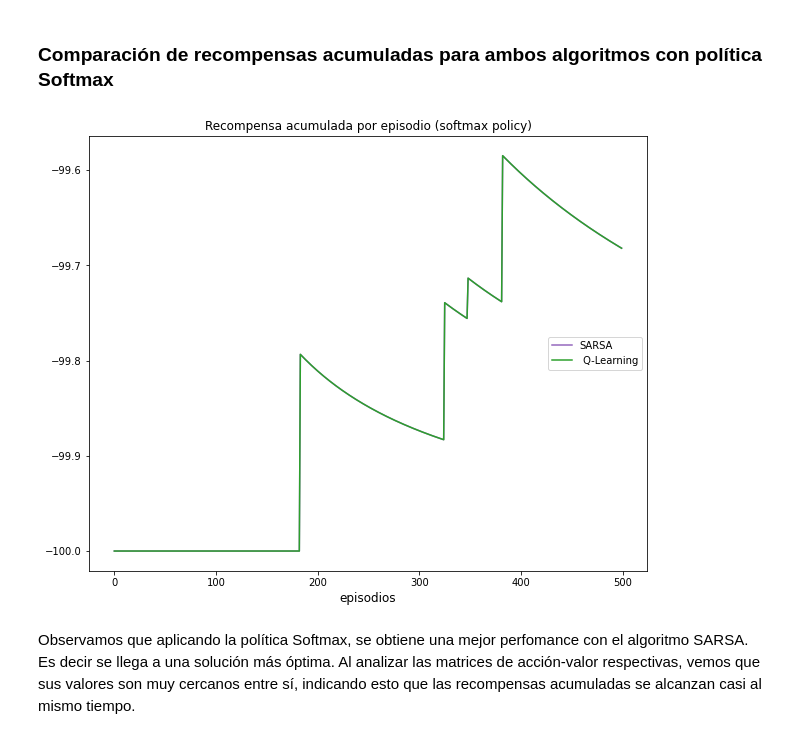
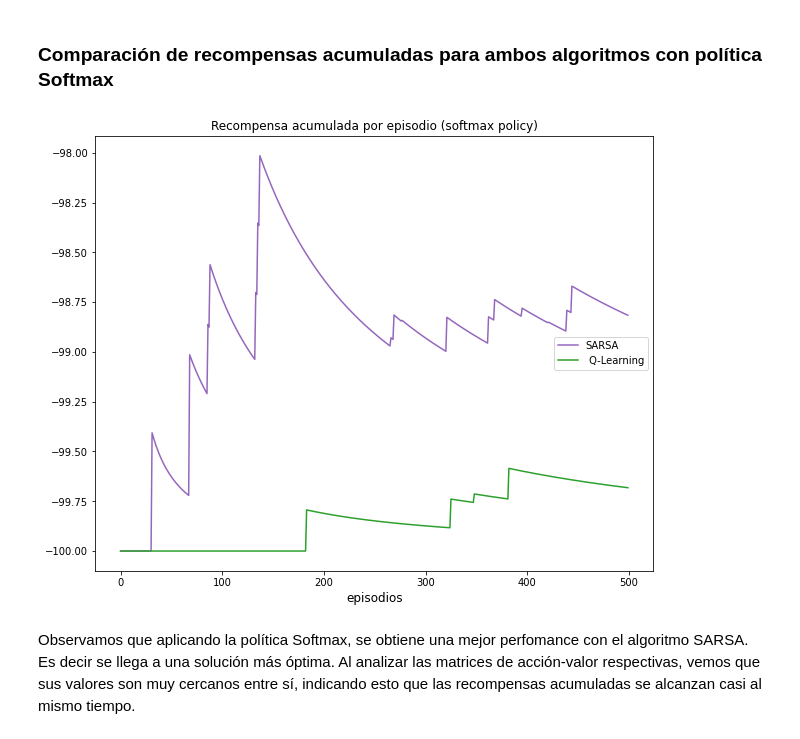
Before and after one commit to SebastianOrmaechea/Reinforcement-Learning, a Jupyter notebook: lab_2_intro_rl_SGO.ipynb, the cells around one changed output. Drawn from its saved outputs; the diff is of its cells as text; code cells hidden in the pictures.

```diff
--- a/lab_2_intro_rl_SGO.ipynb
+++ b/lab_2_intro_rl_SGO.ipynb
@@ -990,7 +971,7 @@ actions = range(env.action_space.n)
 random_state = np.random.RandomState(42)
 # %%
 #SARSA CON POLITICA SOFTMAX
-def run():
+def runSARSA_SF():
     """
     Runs the reinforcement learning agent with a given configuration.
     """
@@ -1039,5 +1020,5 @@ def run():
     return reward_of_episode.mean(), timesteps_of_episode, reward_of_episode
 # %%
 # Ejecutamos el agente
-avg_steps_per_episode, timesteps_ep, reward_ep = run()
+avg_steps_per_episode, timesteps_ep, reward_epSARSA_SF = runSARSA_SF()
 # %%
@@ -1093,7 +1074,7 @@ actions = range(env.action_space.n)
 # se declara una semilla aleatoria
 random_state = np.random.RandomState(42)
 # %%
-def run():
+def runQL_SF():
     """
     Runs the reinforcement learning agent with a given configuration.
     """
@@ -1142,6 +1123,6 @@ def run():
     return reward_of_episode.mean(), timesteps_of_episode, reward_of_episode
 # %%
 # Ejecutamos el agente
-avg_steps_per_episode, timesteps_ep, reward_ep = run()
+avg_steps_per_episode, timesteps_ep, reward_epQL_SF = runQL_SF()
 # %%
 # Graficamos el reward a lo largo de los episodios en forma acumulada
@@ -1192,14 +1163,14 @@ reward_per_episode42 = [acumulated_rewards[i] / episode_number[i] for i in range
 # %%
 fig = plt.figure(figsize=(10,8))
 ax = fig.subplots(1,1)
-ax.plot(reward_per_episode41, color = 'tab:purple', label="SARSA")
-ax.plot(reward_per_episode42, color = 'tab:green', label=" Q-Learning")
+ax.plot(reward_per_episode(reward_epSARSA_SF), color = 'tab:purple', label="SARSA")
+ax.plot(reward_per_episode(reward_epQL_SF), color = 'tab:green', label=" Q-Learning")
 ax.legend(loc = 'right')
 plt.title('Recompensa acumulada por episodio (softmax policy)')
 plt.xlabel("episodios", size = 12)
 plt.show()
 # %% [output]
-[figure, old version]
+[figure, new version]
 # %% [markdown]
 Observamos que aplicando la política Softmax, se obtiene una mejor perfomance con el algoritmo SARSA. Es decir se llega a una solución más óptima.
 Al analizar las matrices de acción-valor respectivas, vemos que sus valores son muy cercanos entre sí, indicando esto que las recompensas acumuladas se alcanzan casi al mismo tiempo.
```
Also changed, not shown: parts of 16 cells of this notebook.
